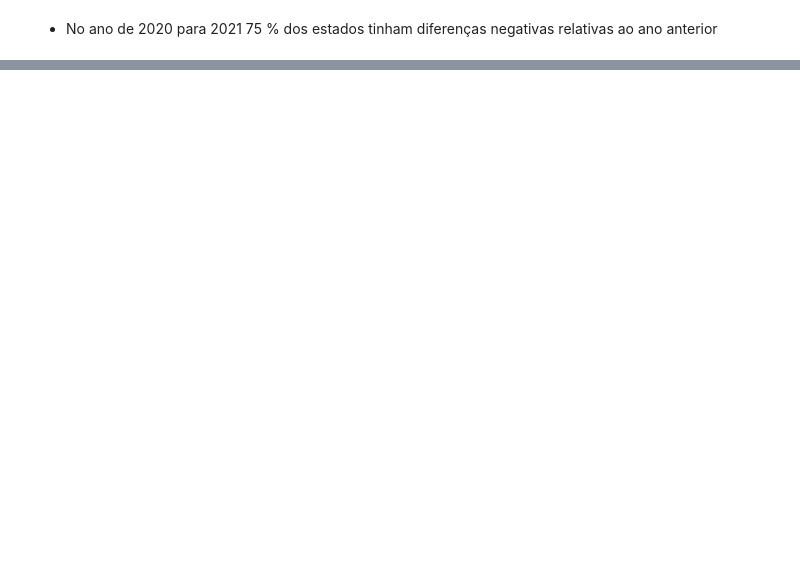
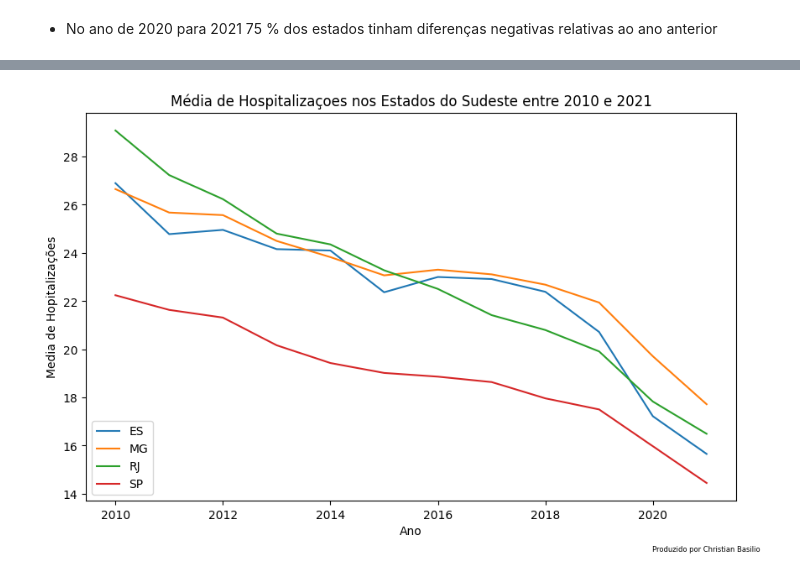
Before and after one commit to CyberBantu/Analise-de-Cobertura-Vacinal, a Jupyter notebook: Analise_Cobertura_Vacinal.ipynb, the cells around one changed output, grey strips where cells are left out. Saved outputs shown, nothing was run; the diff lists cells and outputs as text; code cells hidden in the pictures; blank space fills up the shorter version.

```diff
--- a/Analise_Cobertura_Vacinal.ipynb
+++ b/Analise_Cobertura_Vacinal.ipynb
@@ -489,0 +545,3 @@ sns.boxplot(data = df_diff, x = 'diff_2020_2021')
+# %%
+sudeste_hosp = agrup_tx_hospitalidade.query("sigla_uf in ['RJ', 'SP', 'MG', 'ES']")
+sudeste_hosp.head()
@@ -489,0 +555,14 @@ sns.boxplot(data = df_diff, x = 'diff_2020_2021')
+# %%
+fig, ax = plt.subplots(figsize=(10, 6))
+
+for uf in sudeste_hosp['sigla_uf'].unique():
+    data = sudeste_hosp[sudeste_hosp['sigla_uf'] == uf]
+    ax.plot(data['ano'], data['tx_hosp'], label=uf)
+
+ax.set_xlabel('Ano')
+ax.set_ylabel('Media de Hopitalizações')
+ax.set_title('Média de Hospitalizaçoes nos Estados do Sudeste entre 2010 e 2021')
+ax.legend(loc='lower left')
+
+plt.figtext(0.8, 0.01, "Produzido por Christian Basilio", fontsize=6)
+plt.show()
@@ -489,0 +578,4 @@ sns.boxplot(data = df_diff, x = 'diff_2020_2021')
+# %%
+# CAlculo Geral
+agrup_tx_hospitalidade['tax_comp'] = agrup_tx_hospitalidade['tx_hosp_csap'] / agrup_tx_hospitalidade['tx_hosp'] * 100
+agrup_tx_hospitalidade.head()
@@ -489,0 +589,4 @@ sns.boxplot(data = df_diff, x = 'diff_2020_2021')
+# %%
+# Filtran o sudeste
+sudeste_hosp_comp = agrup_tx_hospitalidade.query("sigla_uf in ['RJ', 'SP', 'MG', 'ES']")
+sudeste_hosp_comp.head()
@@ -489,0 +600,17 @@ sns.boxplot(data = df_diff, x = 'diff_2020_2021')
+# %%
+# Plotando taxa compartiva das media de hospitalizações cor Condições Sensiveis a atenção primária no total de hospitalizaçoes
+fig, ax = plt.subplots(figsize=(10, 6))
+
+for uf in sudeste_hosp_comp['sigla_uf'].unique():
+    data = sudeste_hosp_comp[sudeste_hosp_comp['sigla_uf'] == uf]
+    ax.plot(data['ano'], data['tax_comp'], label=uf)
+
+ax.set_xlabel('Ano')
+ax.set_ylabel('Media de Hopitalizações')
+ax.set_title('Média de Hospitalizaçoes nos Estados do Sudeste entre 2010 e 2021')
+ax.legend(loc='lower left')
+
+plt.figtext(0.8, 0.01, "Produzido por Christian Basilio", fontsize=6)
+plt.show()
+# %% [output]
+[figure, added]
```
Also changed, not shown: parts of 27 cells of this notebook.
